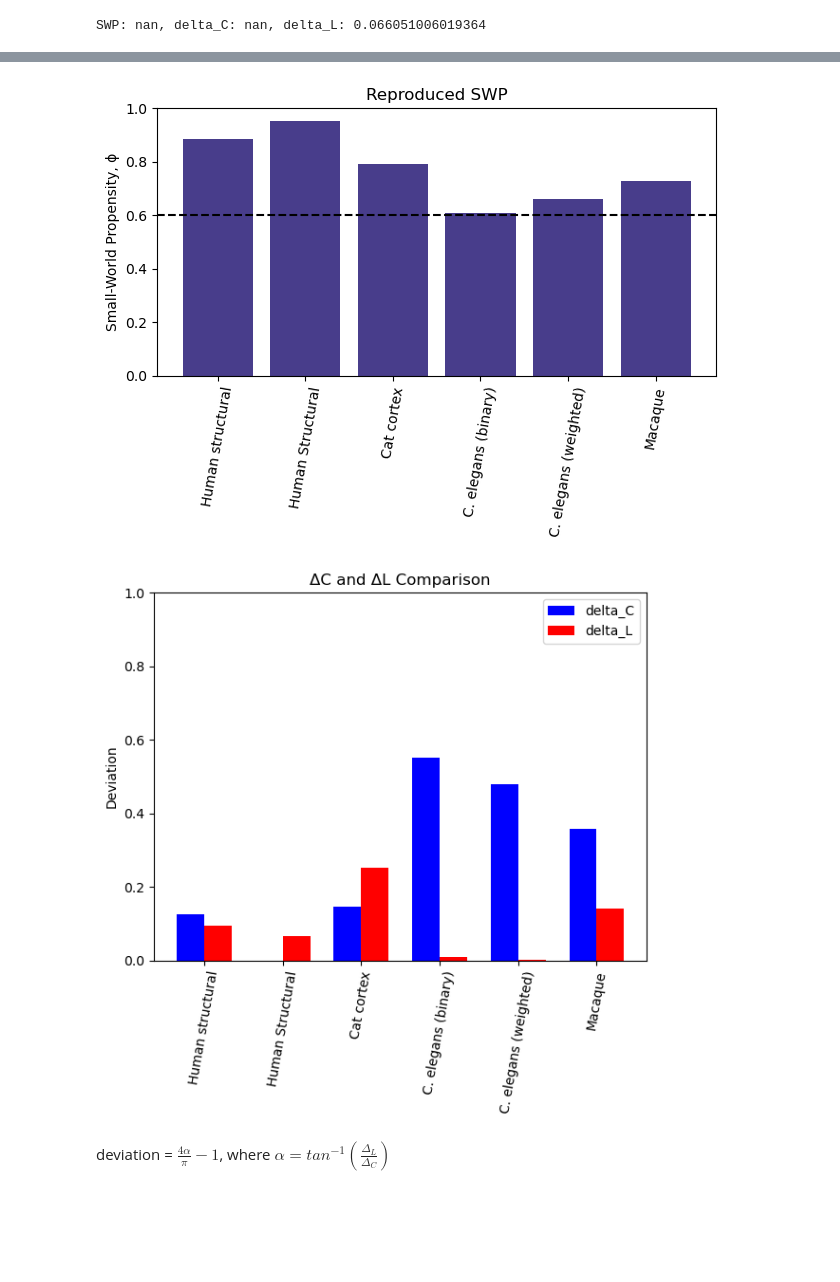
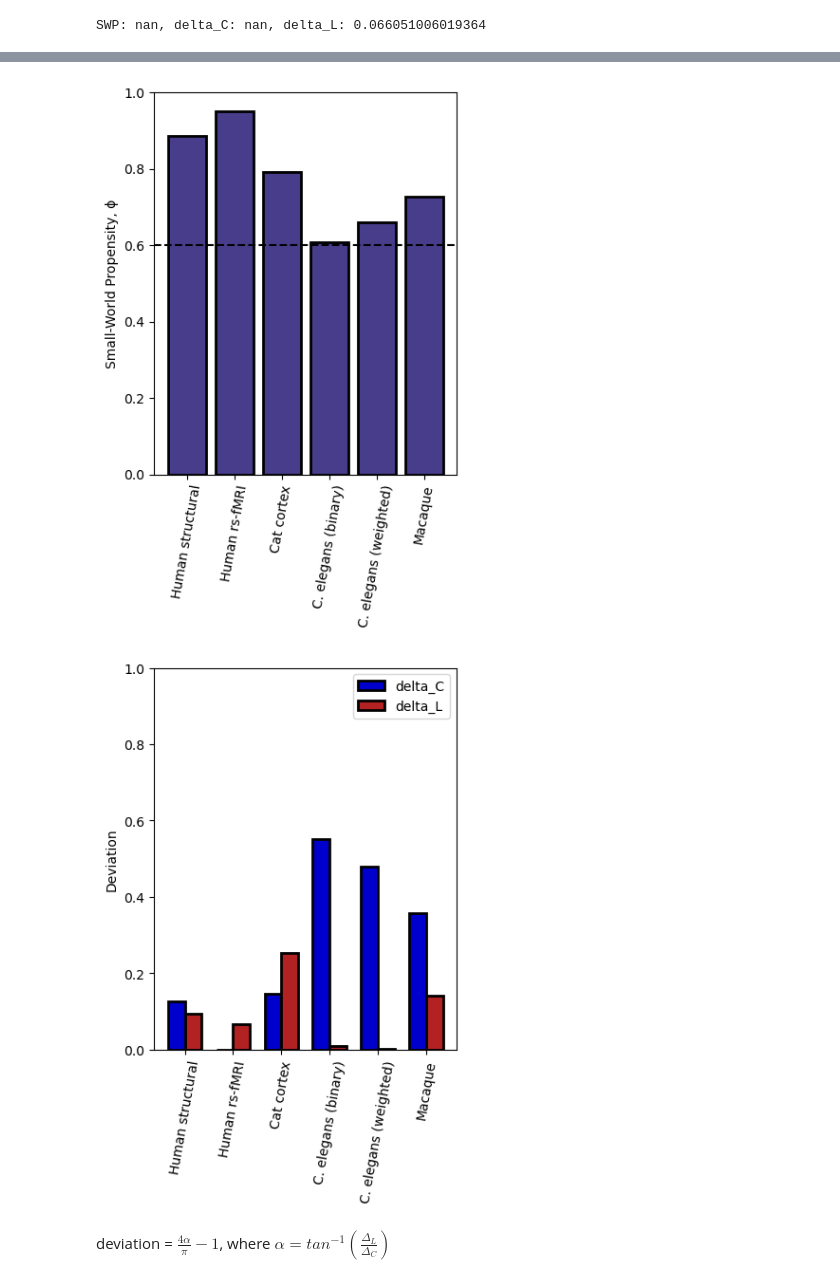
Before and after one commit to i-levy/network-science-final, a Jupyter notebook: testing_v5.ipynb, the cells around one changed output, grey strips where cells are left out. Saved outputs shown, nothing was run; the diff lists cells and outputs as text; code cells hidden in the pictures; blank space fills up the shorter version.

Commit message:
adding new plot images

```diff
--- a/testing_v5.ipynb
+++ b/testing_v5.ipynb
@@ -354,12 +306,13 @@ fc = pd.DataFrame(data=[{
     'SWP': SWP_fc,
     'delta_C': delta_C_fc,
     'delta_L': delta_L_fc,
-    'source': 'Human Structural'
+    'source': 'Human rs-fMRI'
 }])
 
 df = pd.concat([sc, fc, cat, eb, e, macaque])
 #df = df.rename(columns={0: 'Human Structural', 1: 'Human rs-fMRI', 2: 'Cat cortex',
 #                        3: 'C. elegans (binary)', 4: 'C. elegans (weighted)', 5: 'Macaque'})
 # %%
+df['source'] = ['Human structural', 'Human rs-fMRI', 'Cat cortex', 'C. elegans (binary)', 'C. elegans (weighted)', 'Macaque']
 df
 # %% [output]
@@ -373,27 +336,33 @@ df
 # %%
-fig, ax = plt.subplots()
+fig, ax = plt.subplots(figsize=(4, 6))
 plt.bar(data=df,
        x='source',
        height='SWP',
-       color='darkslateblue')
+       color='darkslateblue',
+       linewidth=2,
+       edgecolor='black')
 plt.axhline(y=0.6, linestyle='--', color='black')
-plt.title('Reproduced SWP')
+#plt.title('Reproduced SWP')
 plt.ylabel('Small-World Propensity, ϕ')
 ax.tick_params(axis='x', rotation=80, direction='out')
 plt.tight_layout()
 plt.savefig('swp_reproduction_v1.png')
 plt.show()
 # %% [output]
-[figure, old version]
+[figure, new version]
 # %%
-fig, ax = plt.subplots(figsize=(6, 6))
+fig, ax = plt.subplots(figsize=(4, 6))
 width = 0.35
 x = np.arange(len(df['source']))
-bars1 = ax.bar(x - width/2, df['delta_C'], width, label='delta_C', color='blue')
-bars2 = ax.bar(x + width/2, df['delta_L'], width, label='delta_L', color='red')
+bars1 = ax.bar(x - width/2, df['delta_C'], width,
+               label='delta_C', color='mediumblue',
+               edgecolor='black', linewidth=2)
+bars2 = ax.bar(x + width/2, df['delta_L'], width,
+               label='delta_L', color='firebrick',
+               edgecolor='black', linewidth=2)
 
 ax.set_ylabel('Deviation')
-ax.set_title('ΔC and ΔL Comparison')
+#ax.set_title('ΔC and ΔL Comparison')
 ax.set_xticks(x)
 ax.set_yticks([0, 0.2, 0.4, 0.6, 0.8, 1])
 ax.set_xticklabels(df['source'])
@@ -403,7 +372,7 @@ plt.tight_layout()
 plt.savefig('deviation_reproduction_v1.png')
 plt.show()
 # %% [output]
-[figure, old version]
+[figure, new version]
 # %% [markdown]
 deviation = $\frac{4\alpha}{\pi} - 1$, where $\alpha = tan^{-1}(\frac{\Delta_L}{\Delta_C})$
 # %%
```
Also changed, not shown: parts of 7 cells of this notebook, 4 other files.
